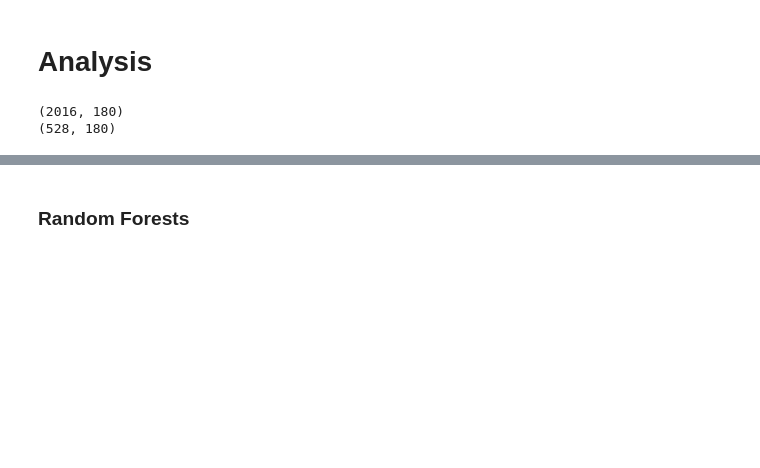
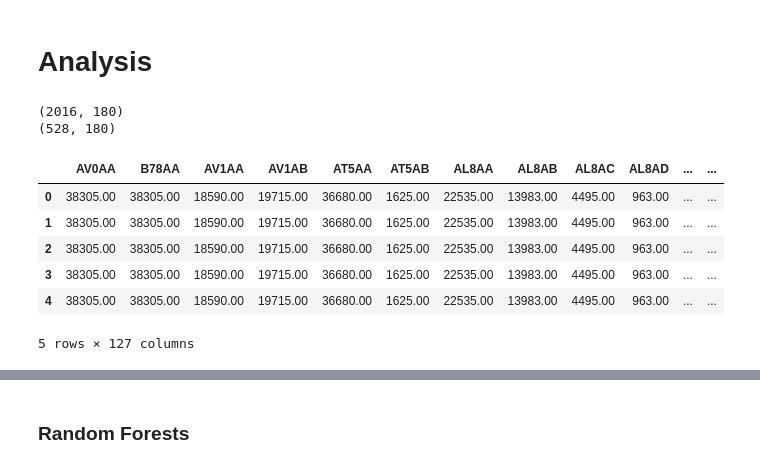
Before and after one commit to farhaniwnl/project_voting_crg3ts, a Jupyter notebook: final_paper.ipynb, the cells around one changed output, grey strips where cells are left out. Drawn from its saved outputs; the diff is of its cells as text; code cells hidden in the pictures; blank space fills up the shorter version.

```diff
--- a/final_paper.ipynb
+++ b/final_paper.ipynb
@@ -146,3 +147,21 @@ from sklearn.ensemble import RandomForestRegressor
 from keras.models import Sequential
 from keras.layers import Dense
 from sklearn.metrics import mean_squared_error, mean_absolute_error, r2_score
+# %%
+# Select all relevant features
+columns_for_pca = [col for col in df.columns if col not in ['year', 'county_fips', 'candidatevotes','totalvotes', 'county_name', 'party', 'candidate','district', 'N1', 'N2', 'N3', 'N4', 'N5', 'N6', 'N7', 'N8', 'N9', 'N10', 'N11', 'N12',
+                                                            'AL8AH', 'AK7AF', 'AB9AY', 'AJ6AA', 'AJ6AB', 'AJ6AC',	'AJ6AD',	'AJ6AE',	'AJ6AF',	'AJ6AG',	'AJ6AH',	'AJ6AI',	'AJ6AJ',	'AJ6AK',
+                                                            'AJ6AL',	'AJ6AM',	'AJ6AN',	'AJ6AO',	'AJ6AP',	'AJ6AQ',	'AJ6AR',	'AJ6AS',	'AJ6AT',	'AJ6AU',	'AJ6AV',	'AJ6AW',	'AJ6AX',	'AJ6AY',
+                                                            'AJ6AZ',	'AJ6BA',	'AJ6BB',	'AJ6BC',	'AJ6BD'
+]]
+
+X = df[columns_for_pca]
+X.head()
+# %% [output]
+|  | AV0AA | B78AA | AV1AA | AV1AB | AT5AA | AT5AB | AL8AA | AL8AB | AL8AC | AL8AD | ... | ... |
+| 0 | 38305.00 | 38305.00 | 18590.00 | 19715.00 | 36680.00 | 1625.00 | 22535.00 | 13983.00 | 4495.00 | 963.00 | ... | ... |
+| 1 | 38305.00 | 38305.00 | 18590.00 | 19715.00 | 36680.00 | 1625.00 | 22535.00 | 13983.00 | 4495.00 | 963.00 | ... | ... |
+| 2 | 38305.00 | 38305.00 | 18590.00 | 19715.00 | 36680.00 | 1625.00 | 22535.00 | 13983.00 | 4495.00 | 963.00 | ... | ... |
+| 3 | 38305.00 | 38305.00 | 18590.00 | 19715.00 | 36680.00 | 1625.00 | 22535.00 | 13983.00 | 4495.00 | 963.00 | ... | ... |
+| 4 | 38305.00 | 38305.00 | 18590.00 | 19715.00 | 36680.00 | 1625.00 | 22535.00 | 13983.00 | 4495.00 | 963.00 | ... | ... |
+5 rows × 127 columns
```
Also changed, not shown: parts of 9 cells of this notebook.
